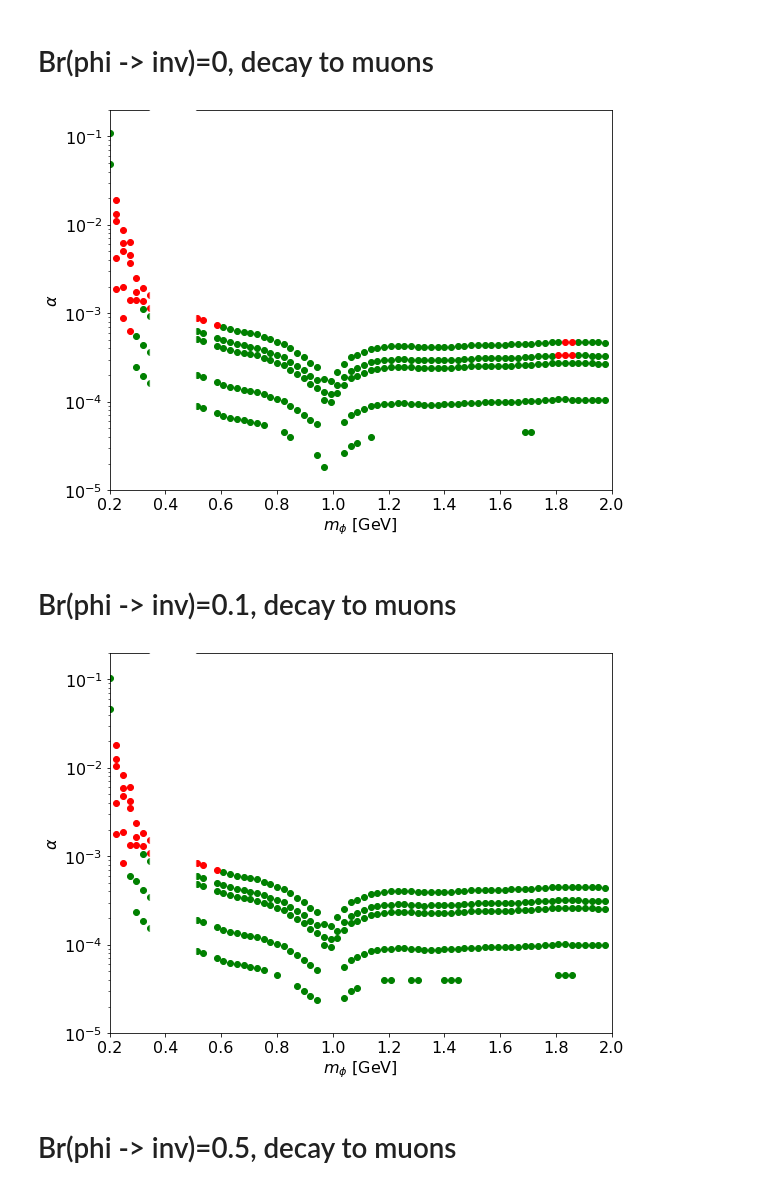
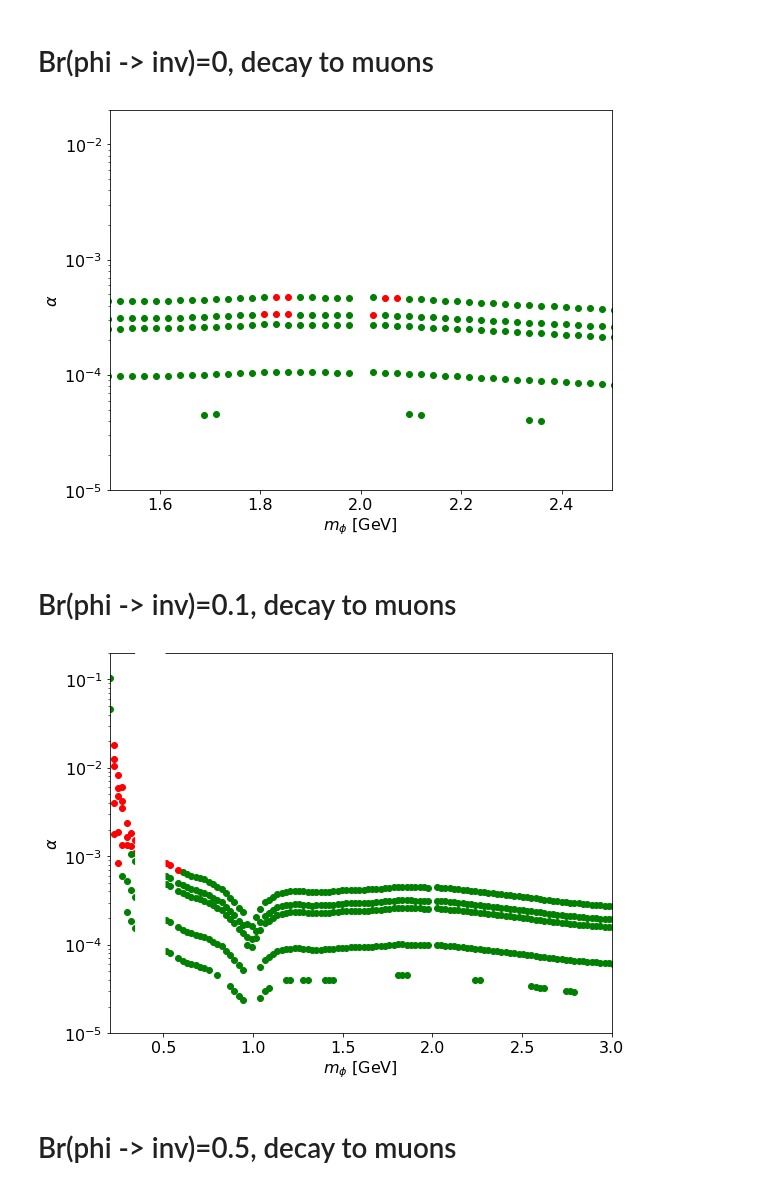
Before and after one commit to anasthesia/B-K, a Jupyter notebook: BaBar_bounds.ipynb, the cells around one changed output. Drawn from its saved outputs; the diff is of its cells as text; code cells hidden in the pictures.

```diff
--- a/BaBar_bounds.ipynb
+++ b/BaBar_bounds.ipynb
@@ -65,32 +65,32 @@ def plotAllowed(expfile,theofile,muORpi):
 # %%
 #Plotting for the parameters studied
 f=plt.figure(figsize=(9, 7))
 
 expfolder="Experimental_files/BaBar_bounds/"
 theofolder="B-Xsxx/B-Xsxx_Br0/"
 
 plotAllowed(expfolder+"mumu_ctau1cm.dat",theofolder+"theo_params_ctau_1.dat","mu")
 plotAllowed(expfolder+"mumu_ctau2cm.dat",theofolder+"theo_params_ctau_2.dat","mu")
 plotAllowed(expfolder+"mumu_ctau3cm.dat",theofolder+"theo_params_ctau_3.dat","mu")
 plotAllowed(expfolder+"mumu_ctau20cm.dat",theofolder+"theo_params_ctau_20.dat","mu")
 plotAllowed(expfolder+"mumu_ctau100cm.dat",theofolder+"theo_params_ctau_100.dat","mu")
 
 #not covered by data
 m=np.linspace(0.2,2,num=100);
 plt.fill_between(m,1-np.heaviside(m - 0.35,0)*np.heaviside(-m + 0.5,0),1,color="white",zorder=4)
 
-plt.xlim( (0.2, 2))
-plt.ylim((10**(-5),2*10**(-1)))
+plt.xlim( (1.5, 2.5))
+plt.ylim((10**(-5),2*10**(-2)))
 
 plt.yscale("log")
 
 #plt.title(''.format(i))
 plt.xlabel('$m_\\phi$ [GeV]')
 plt.ylabel('$\\alpha$')
 
 plt.savefig('./results/BaBaR-mu_BR0_scans.png')
 # %% [output]
-[figure, old version]
+[figure, new version]
 # %% [markdown]
 # Br(phi -> inv)=0.1, decay to muons
 # %%
@@ -110,7 +110,7 @@ plotAllowed(expfolder+"mumu_ctau100cm.dat",theofolder+"theo_params_ctau_100.dat"
 m=np.linspace(0.2,2,num=100);
 plt.fill_between(m,1-np.heaviside(m - 0.35,0)*np.heaviside(-m + 0.5,0),1,color="white",zorder=4)
 
-plt.xlim( (0.2, 2))
+plt.xlim( (0.2, 3))
 plt.ylim((10**(-5),2*10**(-1)))
 
 plt.yscale("log")
@@ -121,7 +121,7 @@ plt.ylabel('$\\alpha$')
 
 plt.savefig('./results/BaBaR-mu_BR0.1_scans.png')
 # %% [output]
-[figure, old version]
+[figure, new version]
 # %% [markdown]
 # Br(phi -> inv)=0.5, decay to muons
 # %%
```
Also changed, not shown: 2 other files.
